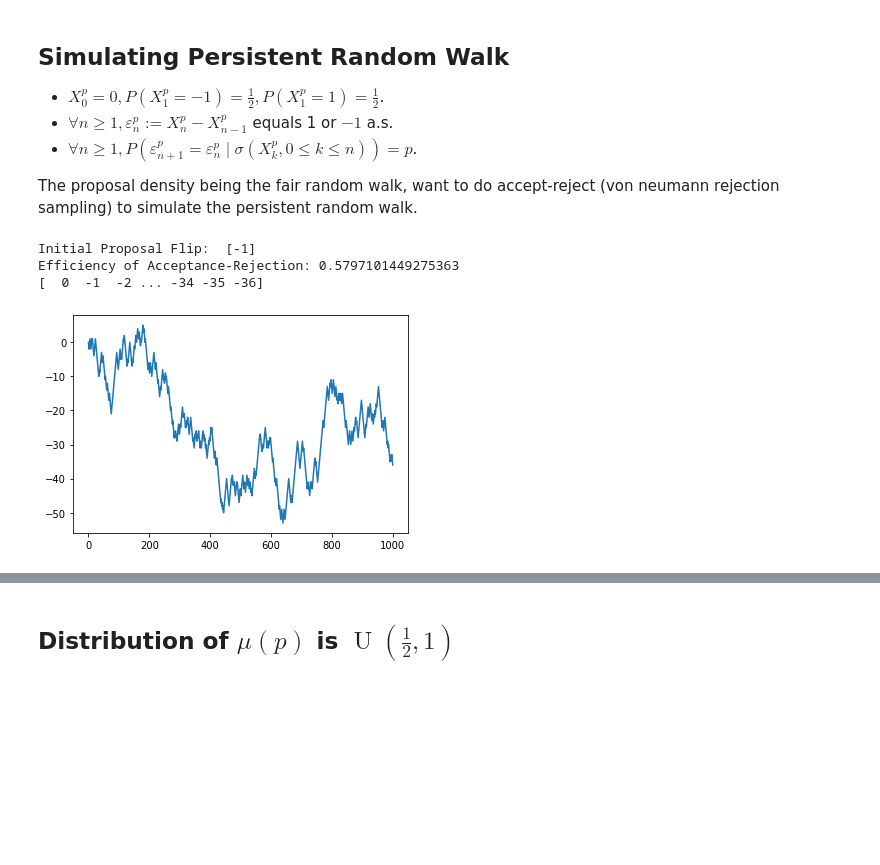
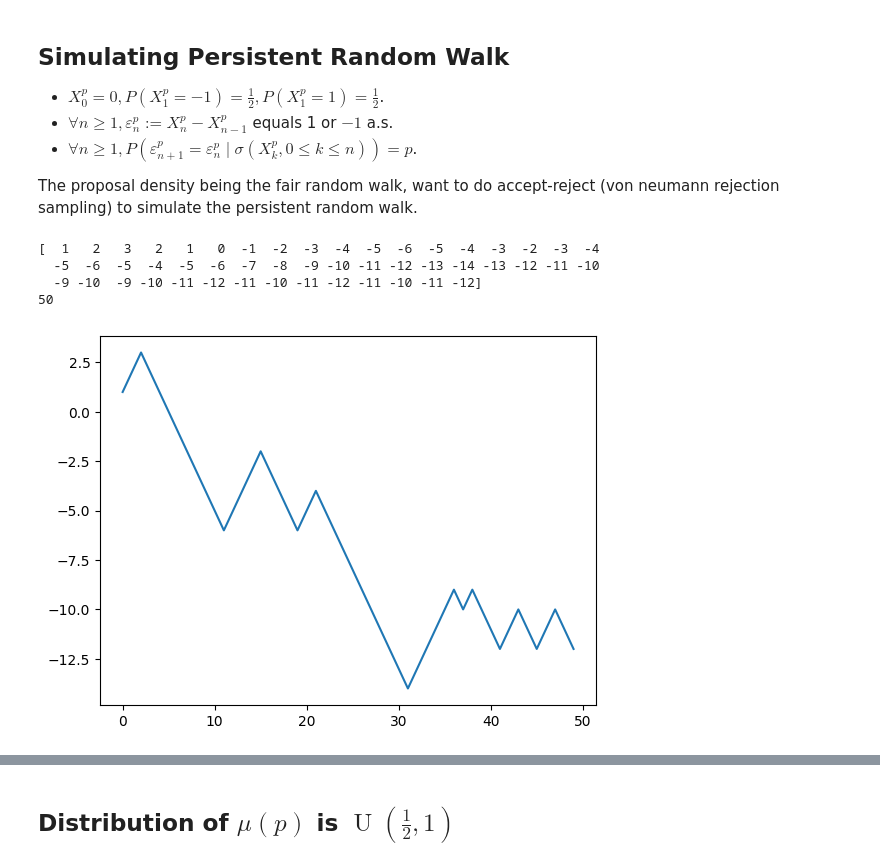
Before and after one commit to KumarRishabh/Alberta-Research, a Jupyter notebook: Simulating_Persistent_RW.ipynb, the cells around one changed output, grey strips where cells are left out. Cells and saved outputs as stored; diff of their text form; code cells hidden in the pictures; blank space fills up the shorter version.

```diff
--- a/Simulating_Persistent_RW.ipynb
+++ b/Simulating_Persistent_RW.ipynb
@@ -25,31 +28,53 @@ print(np.concatenate([np.array([0]), fair_rw]))
 The proposal density being the fair random walk, want to do accept-reject (von neumann rejection sampling) to simulate the persistent random walk.
 # %%
 p = 0.7
-def persistent_rw_flips(p, length = 1000):
-  c = 1/(2 * min(p , 1 - p))
-  X = np.array([0])
-  proposal_flip = 2*np.random.choice(2, 1, p = [0.5, 0.5]) - 1
-  print("Initial Proposal Flip: ", proposal_flip)
-  X = np.concatenate([X, proposal_flip]) # X_0, X_1
-  past_flip = proposal_flip
-  count = 1
-  while len(X) <= length:
-  # for i in range(2, 100):
-    proposal_flip = 2*np.random.choice(2, 1, p = [0.5, 0.5]) - 1
-    u = np.random.uniform(low = 0, high = c)
-    if u < 2 * (p if proposal_flip == past_flip else 1- p):  # IF U < f(x)/g(x) then accept else reject
-      X = np.concatenate([X, proposal_flip])
-      past_flip = proposal_flip
-    count += 1
-  print("Efficiency of Acceptance-Rejection:", length/count)
-  return X
+def persistent_rw_flips(p, length = 1000, past_flip = None):
+    if past_flip == None:
+        c = 2 * max(p , 1 - p)
+        X = np.array([0])
+        proposal_flip = 2*np.random.choice(2, 1, p = [0.5, 0.5]) - 1
+        print("Initial Proposal Flip: ", proposal_flip)
+        X = np.concatenate([X, proposal_flip]) # X_0, X_1
+        past_flip = proposal_flip
+        count = 1
+        while len(X) <= length:
+        # for i in range(2, 100):
+            proposal_flip = 2*np.random.choice(2, 1, p = [0.5, 0.5]) - 1
+            u = np.random.uniform(low = 0, high = c)
+            if u < 2 * (p if proposal_flip == past_flip else 1- p):  # IF U < f(x)/g(x) then accept else reject
+                X = np.concatenate([X, proposal_flip])
+                past_flip = proposal_flip
+            count += 1
+        # print("Efficiency of Acceptance-Rejection:", length/count)
+        return X
+    else:
+        c = 2 * max(p , 1 - p)
+        X = np.array([past_flip])
+        # proposal_flip = 2*np.random.choice(2, 1, p = [0.5, 0.5]) - 1
+        # print("Initial Proposal Flip: ", proposal_flip)
+        # X = np.concatenate([X, proposal_flip]) # X_0, X_1
+        # past_flip = proposal_flip
+        count = 0
+        while len(X) <= length:
+        # for i in range(2, 100):
+            proposal_flip = 2*np.random.choice(2, 1, p = [0.5, 0.5]) - 1
+            u = np.random.uniform(low = 0, high = c)
+            if u < 2 * (p if proposal_flip == past_flip else 1- p):  # IF U < f(x)/g(x) then accept else reject
+                X = np.concatenate([X, proposal_flip])
+                past_flip = proposal_flip
+            count += 1
+        # print("Efficiency of Acceptance-Rejection:", length/count)
+        return X[1:]
 
-flips = persistent_rw_flips(p, length= 1000)
+
+flips = persistent_rw_flips(p, length= 50, past_flip = 1)
 persistent_rw = np.cumsum(flips)
 plt.plot(persistent_rw)
 print(persistent_rw)
+print(len(persistent_rw))
 # %% [output]
-Initial Proposal Flip:  [-1]
-Efficiency of Acceptance-Rejection: 0.5797101449275363
-[  0  -1  -2 ... -34 -35 -36]
+[  1   2   3   2   1   0  -1  -2  -3  -4  -5  -6  -5  -4  -3  -2  -3  -4
+  -5  -6  -5  -4  -5  -6  -7  -8  -9 -10 -11 -12 -13 -14 -13 -12 -11 -10
+  -9 -10  -9 -10 -11 -12 -11 -10 -11 -12 -11 -10 -11 -12]
+50
-[figure, old version]
+[figure, new version]
```
Also changed, not shown: parts of 21 cells of this notebook.
